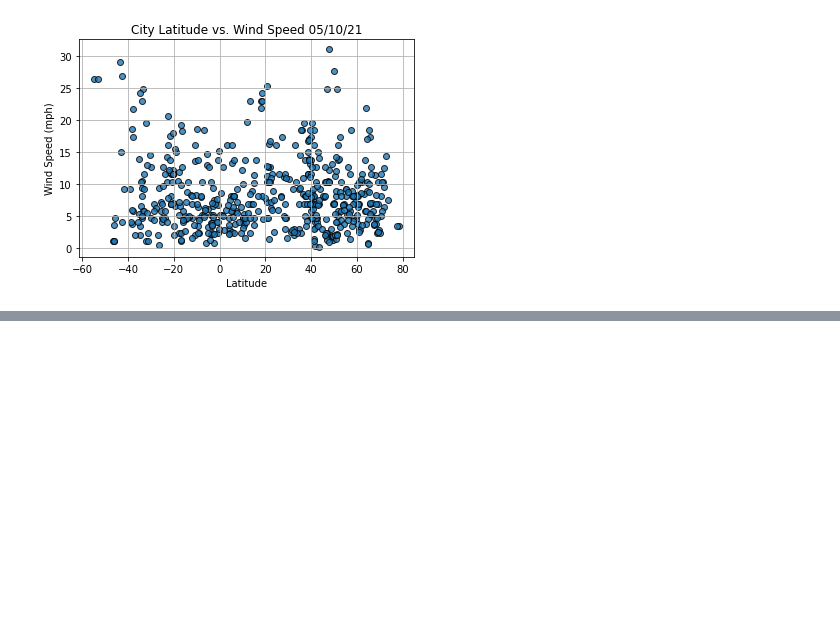
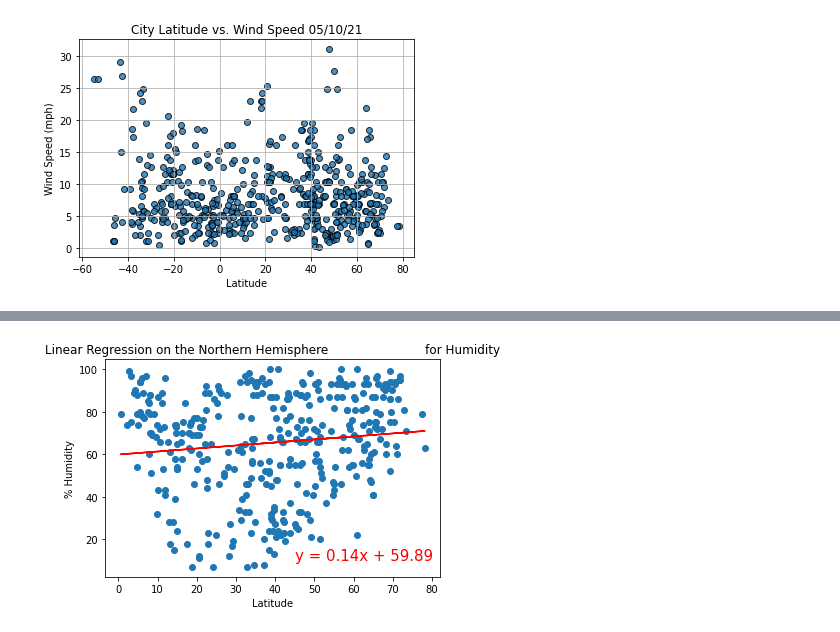
Before and after one commit to moonem/World_Weather_Analysis, a Jupyter notebook: WeatherPy.ipynb, the cells around one changed output, grey strips where cells are left out. Drawn from its saved outputs; the diff is of its cells as text; code cells hidden in the pictures; blank space fills up the shorter version.

```diff
--- a/WeatherPy.ipynb
+++ b/WeatherPy.ipynb
@@ -271,0 +341,10 @@ plt.show()
+# %%
+# Linear regression (for Humidity) on the Northern Hemisphere
+x_values = northern_hemi_df["Lat"]
+y_values = northern_hemi_df["Humidity"]
+# Call the function.
+plot_linear_regression(x_values, y_values,
+                       'Linear Regression on the Northern Hemisphere \
+                        for Humidity', '% Humidity',(45,10))
+# %% [output]
+[figure, added]
```
Also changed, not shown: parts of 27 cells of this notebook, 5 other files.
